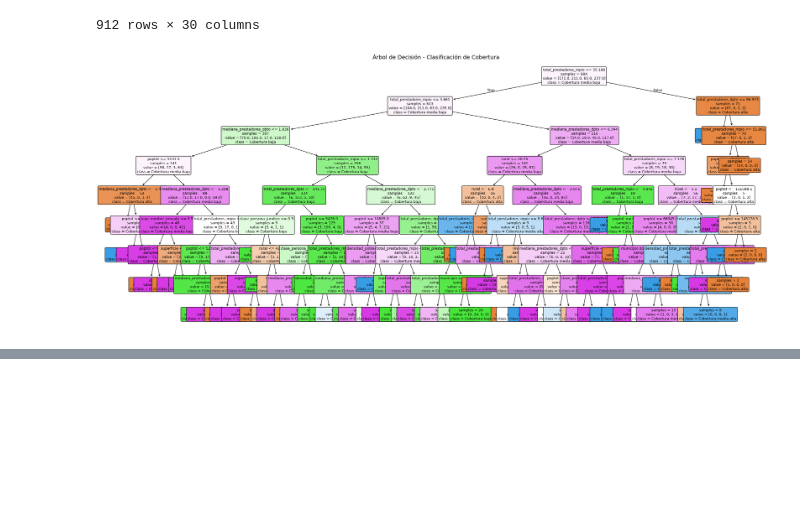
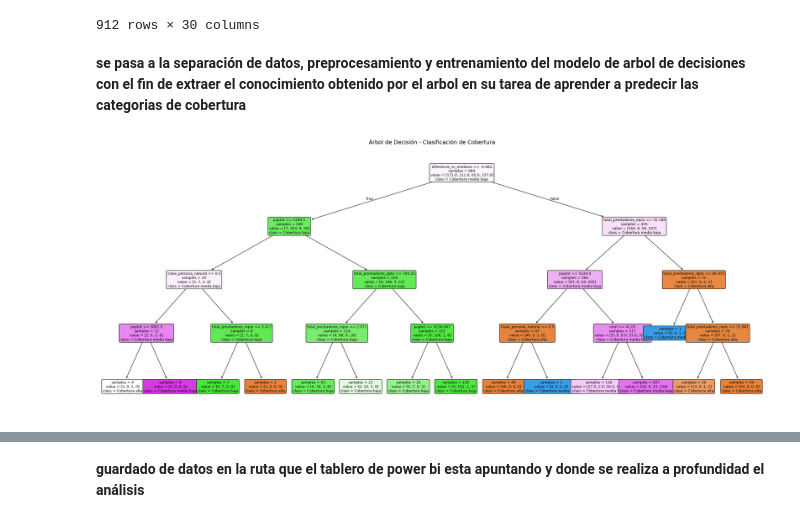
Before and after one commit to FranciscoOcampoPredictiva/IETS_Challenge, a Jupyter notebook: main.ipynb, the cells around one changed output, grey strips where cells are left out. Saved outputs shown, nothing was run; the diff lists cells and outputs as text; code cells hidden in the pictures; blank space fills up the shorter version.

```diff
--- a/main.ipynb
+++ b/main.ipynb
@@ -945,13 +921,11 @@ df_model_final
 | 910 | zipaquira | 2.0 | 136.403315 | 1985.917127 | 5.370166 | ... |
 | 911 | zona bananera | 1.0 | 8.000000 | 171.000000 | 2.000000 | ... |
 912 rows × 30 columns
+# %% [markdown]
+**se pasa a la separación de datos, preprocesamiento y entrenamiento del modelo de arbol de decisiones con el fin de extraer el conocimiento obtenido por el arbol en su tarea de aprender a predecir las categorias de cobertura**
 # %%
-
-from sklearn.tree import DecisionTreeClassifier, plot_tree
-
-
 # Separar X e y
-X = df_model_final.drop(columns=['puntaje_promedio_clpr','clasificacion_cobertura_clpr','diferencia_vs_mediana','caracter','puntaje_prestadores_x_10mil_hab', 'puntaje_prestadores_x_100km2',
+X = df_model_final.drop(columns=['puntaje_promedio_clpr','clasificacion_cobertura_clpr','caracter','puntaje_prestadores_x_10mil_hab', 'puntaje_prestadores_x_100km2',
        'puntaje_diferencia_vs_mediana', 'puntaje_total', 'puntaje_promedio','clasificacion_cobertura', 'muni_nombre',"puntaje_total",'prestadores_x_10mil_hab', 'prestadores_x_100km2',
        'puntaje_prestadores_x_10mil_hab', 'puntaje_prestadores_x_100km2','puntaje_diferencia_vs_mediana'])
 y = df_model_final['clasificacion_cobertura']
@@ -968,35 +942,35 @@ preprocessor = ColumnTransformer([
 
 # Pipeline completo
 pipeline = Pipeline([
     ('preprocessor', preprocessor),
-    ('classifier', DecisionTreeClassifier(max_depth=8, random_state=42))
+    ('classifier', DecisionTreeClassifier(max_depth=4, random_state=42))
 ])
 
 # Entrenar
 X_train, X_test, y_train, y_test = train_test_split(X, y, stratify=y, random_state=42)
 pipeline.fit(X_train, y_train)
 
 # Nombres de columnas tras OneHot
 encoder = pipeline.named_steps['preprocessor'].named_transformers_['cat']
 encoded_cat_cols = encoder.get_feature_names_out(categorical_features)
 all_feature_names = numeric_features + list(encoded_cat_cols)
 
 
 plt.figure(figsize=(24, 10))
 plot_tree(
     pipeline.named_steps['classifier'],
     feature_names=all_feature_names,
     class_names=pipeline.named_steps['classifier'].classes_,
     filled=True,
     rounded=True,
     impurity=False,
     fontsize=9
 )
 plt.title("Árbol de Decisión - Clasificación de Cobertura", fontsize=14)
 plt.tight_layout()
 plt.show()
 # %% [output]
-[figure, old version]
+[figure, new version]
 # %%
 df_tipo_joined_clustered
 # %% [output]
@@ -1013,5 +987,7 @@ df_tipo_joined_clustered
 | 63142 | vichada | puerto carreno | 9900100119 | yafar jose dib bayuelo | NaN | 11189583 | yafar jose dib bayuelo | ... |
 | 63143 | vichada | santa rosalia | 9962400150 | jose omar ospina jaimes | NaN | 1121844096 | jose omar ospina jaimes | ... |
 63144 rows × 62 columns
+# %% [markdown]
+**guardado de datos en la ruta que el tablero de power bi esta apuntando y donde se realiza a profundidad el análisis**
 # %%
 df_tipo_joined_clustered.to_csv(r'C:\Users\FranciscoOcampo\Desktop\IETS_challenge\df_tipo_joined_clustered.csv', index=False)
```
Also changed, not shown: parts of 33 cells of this notebook.
